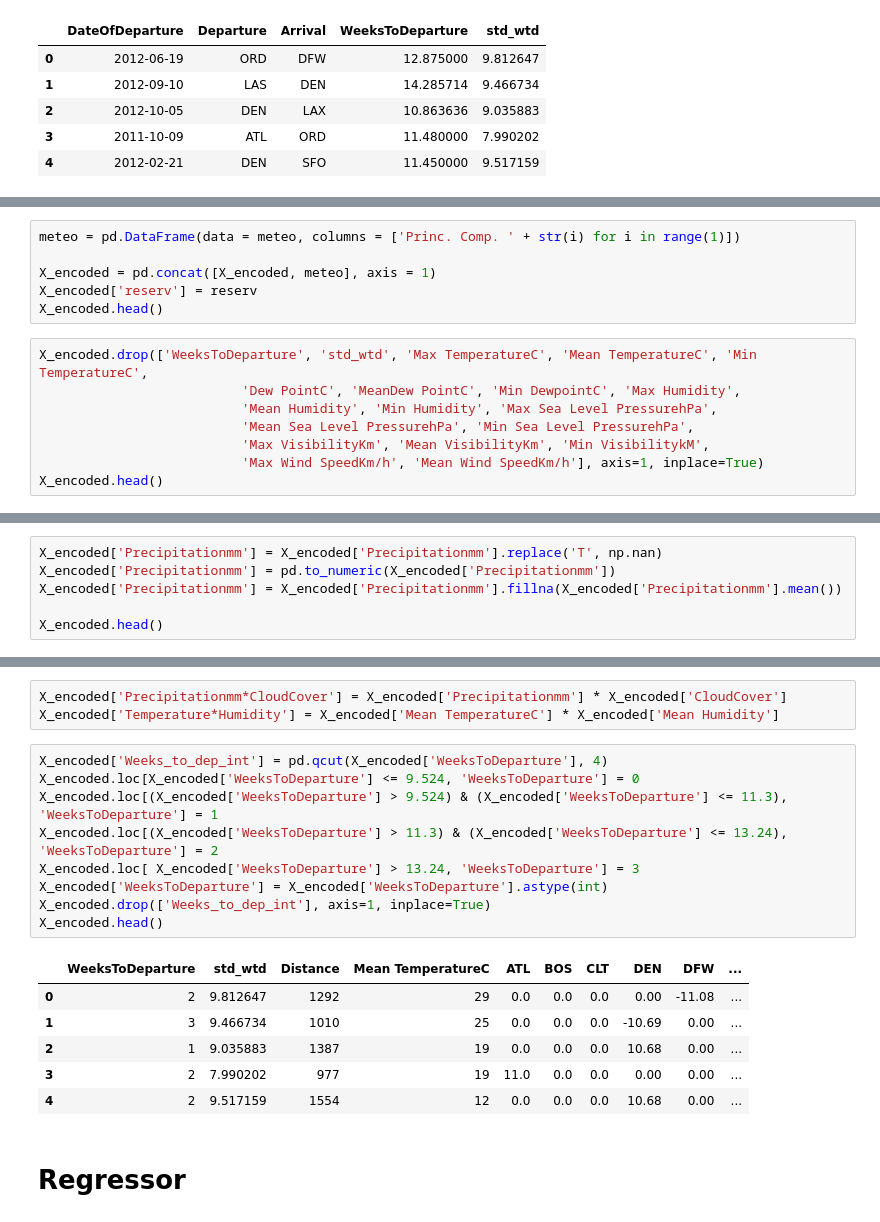
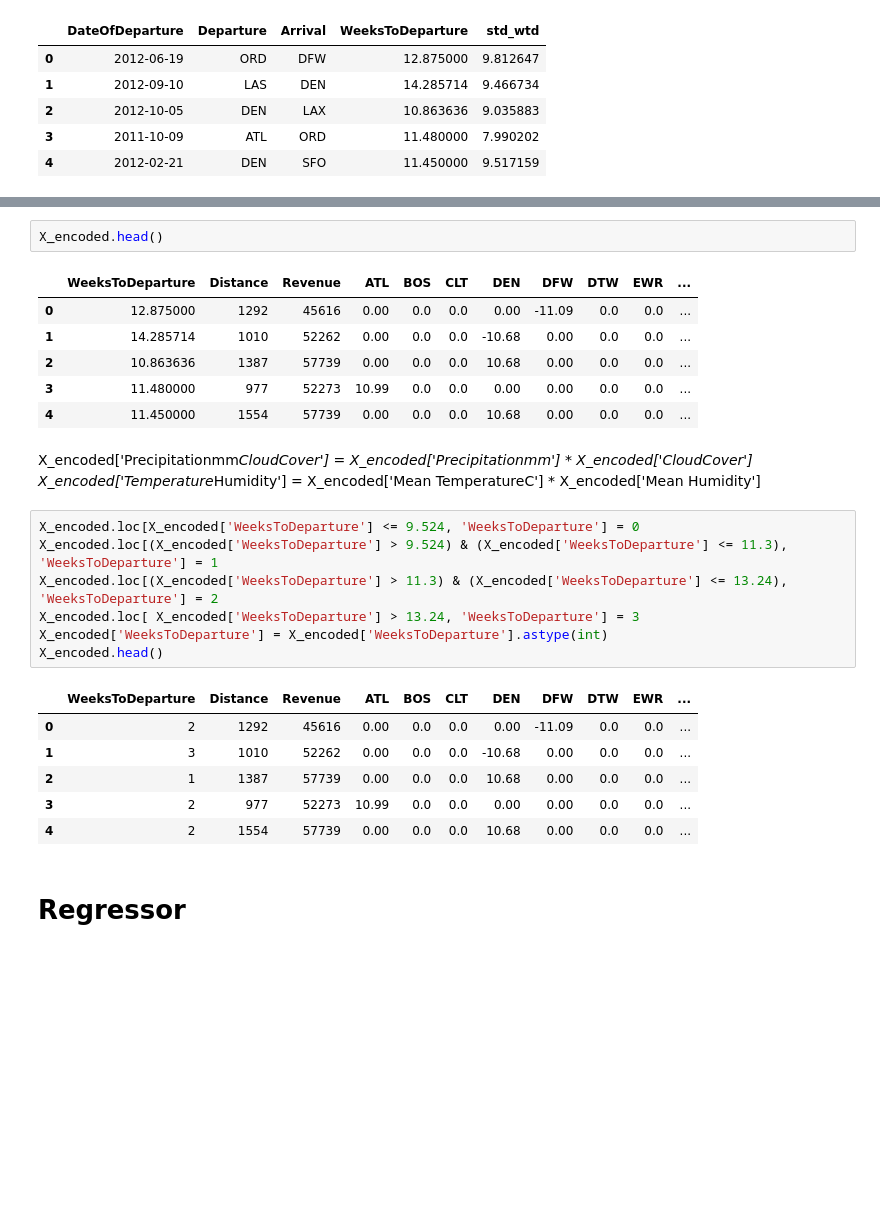
Before and after one commit to AdrienToulouse/Predicting_air_traffic, a Jupyter notebook: Polo's feature_extractors_2.ipynb, the cells around one changed output, grey strips where cells are left out. Drawn from its saved outputs; the diff is of its cells as text; blank space fills up the shorter version.

```diff
--- a/Polo's feature_extractors_2.ipynb
+++ b/Polo's feature_extractors_2.ipynb
@@ -114,14 +102,0 @@ meteo = pca.fit_transform(meteo)
-# %%
-meteo = pd.DataFrame(data = meteo, columns = ['Princ. Comp. ' + str(i) for i in range(1)])
-
-X_encoded = pd.concat([X_encoded, meteo], axis = 1)
-X_encoded['reserv'] = reserv
-X_encoded.head()
-# %%
-X_encoded.drop(['WeeksToDeparture', 'std_wtd', 'Max TemperatureC', 'Mean TemperatureC', 'Min TemperatureC',
-                          'Dew PointC', 'MeanDew PointC', 'Min DewpointC', 'Max Humidity',
-                          'Mean Humidity', 'Min Humidity', 'Max Sea Level PressurehPa',
-                          'Mean Sea Level PressurehPa', 'Min Sea Level PressurehPa',
-                          'Max VisibilityKm', 'Mean VisibilityKm', 'Min VisibilitykM',
-                          'Max Wind SpeedKm/h', 'Mean Wind SpeedKm/h'], axis=1, inplace=True)
-X_encoded.head()
@@ -144,6 +138,0 @@ X_encoded['Events'] = X_encoded['Events'].replace(['Rain-Thunderstorm','Fog-Rain
-# %%
-X_encoded['Precipitationmm'] = X_encoded['Precipitationmm'].replace('T', np.nan)
-X_encoded['Precipitationmm'] = pd.to_numeric(X_encoded['Precipitationmm'])
-X_encoded['Precipitationmm'] = X_encoded['Precipitationmm'].fillna(X_encoded['Precipitationmm'].mean())
-
-X_encoded.head()
@@ -157,22 +139,29 @@ X_encoded.head()
-# %%
-X_encoded['Precipitationmm*CloudCover'] = X_encoded['Precipitationmm'] * X_encoded['CloudCover']
-X_encoded['Temperature*Humidity'] = X_encoded['Mean TemperatureC'] * X_encoded['Mean Humidity']
+# %%
+X_encoded.head()
+# %% [output]
+|  | WeeksToDeparture | Distance | Revenue | ATL | BOS | CLT | DEN | DFW | DTW | EWR | ... |
+| 0 | 12.875000 | 1292 | 45616 | 0.00 | 0.0 | 0.0 | 0.00 | -11.09 | 0.0 | 0.0 | ... |
+| 1 | 14.285714 | 1010 | 52262 | 0.00 | 0.0 | 0.0 | -10.68 | 0.00 | 0.0 | 0.0 | ... |
+| 2 | 10.863636 | 1387 | 57739 | 0.00 | 0.0 | 0.0 | 10.68 | 0.00 | 0.0 | 0.0 | ... |
+| 3 | 11.480000 | 977 | 52273 | 10.99 | 0.0 | 0.0 | 0.00 | 0.00 | 0.0 | 0.0 | ... |
+| 4 | 11.450000 | 1554 | 57739 | 0.00 | 0.0 | 0.0 | 10.68 | 0.00 | 0.0 | 0.0 | ... |
+# %% [markdown]
+X_encoded['Precipitationmm*CloudCover'] = X_encoded['Precipitationmm'] * X_encoded['CloudCover']
+X_encoded['Temperature*Humidity'] = X_encoded['Mean TemperatureC'] * X_encoded['Mean Humidity']
 # %%
-X_encoded['Weeks_to_dep_int'] = pd.qcut(X_encoded['WeeksToDeparture'], 4)
 X_encoded.loc[X_encoded['WeeksToDeparture'] <= 9.524, 'WeeksToDeparture'] = 0
 X_encoded.loc[(X_encoded['WeeksToDeparture'] > 9.524) & (X_encoded['WeeksToDeparture'] <= 11.3), 'WeeksToDeparture'] = 1
 X_encoded.loc[(X_encoded['WeeksToDeparture'] > 11.3) & (X_encoded['WeeksToDeparture'] <= 13.24), 'WeeksToDeparture'] = 2
 X_encoded.loc[ X_encoded['WeeksToDeparture'] > 13.24, 'WeeksToDeparture'] = 3
 X_encoded['WeeksToDeparture'] = X_encoded['WeeksToDeparture'].astype(int)
-X_encoded.drop(['Weeks_to_dep_int'], axis=1, inplace=True)
 X_encoded.head()
 # %% [output]
-|  | WeeksToDeparture | std_wtd | Distance | Mean TemperatureC | ATL | BOS | CLT | DEN | DFW | ... |
-| 0 | 2 | 9.812647 | 1292 | 29 | 0.0 | 0.0 | 0.0 | 0.00 | -11.08 | ... |
-| 1 | 3 | 9.466734 | 1010 | 25 | 0.0 | 0.0 | 0.0 | -10.69 | 0.00 | ... |
-| 2 | 1 | 9.035883 | 1387 | 19 | 0.0 | 0.0 | 0.0 | 10.68 | 0.00 | ... |
-| 3 | 2 | 7.990202 | 977 | 19 | 11.0 | 0.0 | 0.0 | 0.00 | 0.00 | ... |
-| 4 | 2 | 9.517159 | 1554 | 12 | 0.0 | 0.0 | 0.0 | 10.68 | 0.00 | ... |
+|  | WeeksToDeparture | Distance | Revenue | ATL | BOS | CLT | DEN | DFW | DTW | EWR | ... |
+| 0 | 2 | 1292 | 45616 | 0.00 | 0.0 | 0.0 | 0.00 | -11.09 | 0.0 | 0.0 | ... |
+| 1 | 3 | 1010 | 52262 | 0.00 | 0.0 | 0.0 | -10.68 | 0.00 | 0.0 | 0.0 | ... |
+| 2 | 1 | 1387 | 57739 | 0.00 | 0.0 | 0.0 | 10.68 | 0.00 | 0.0 | 0.0 | ... |
+| 3 | 2 | 977 | 52273 | 10.99 | 0.0 | 0.0 | 0.00 | 0.00 | 0.0 | 0.0 | ... |
+| 4 | 2 | 1554 | 57739 | 0.00 | 0.0 | 0.0 | 10.68 | 0.00 | 0.0 | 0.0 | ... |
 # %% [markdown]
 # Regressor
 # %%
```
Also changed, not shown: parts of 15 cells of this notebook, 8 other files.
